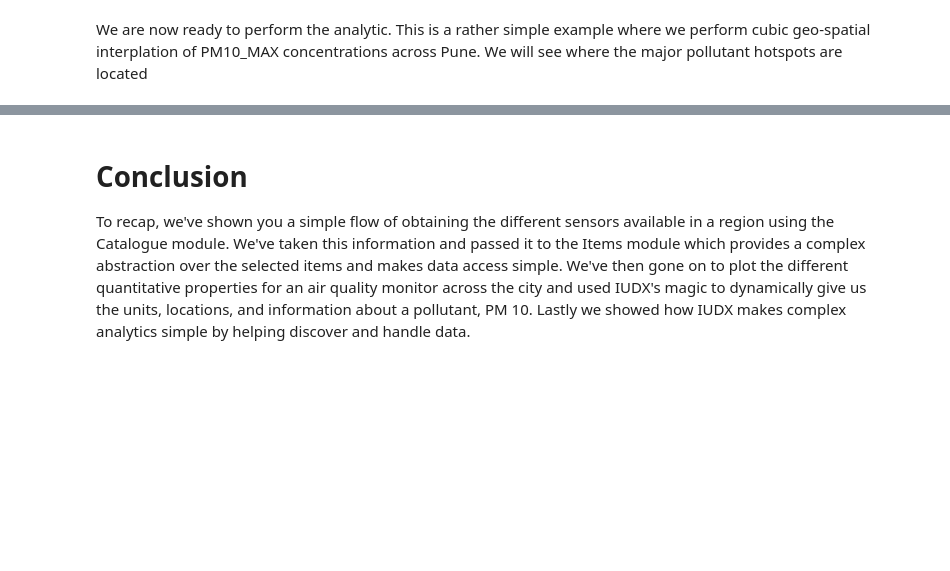
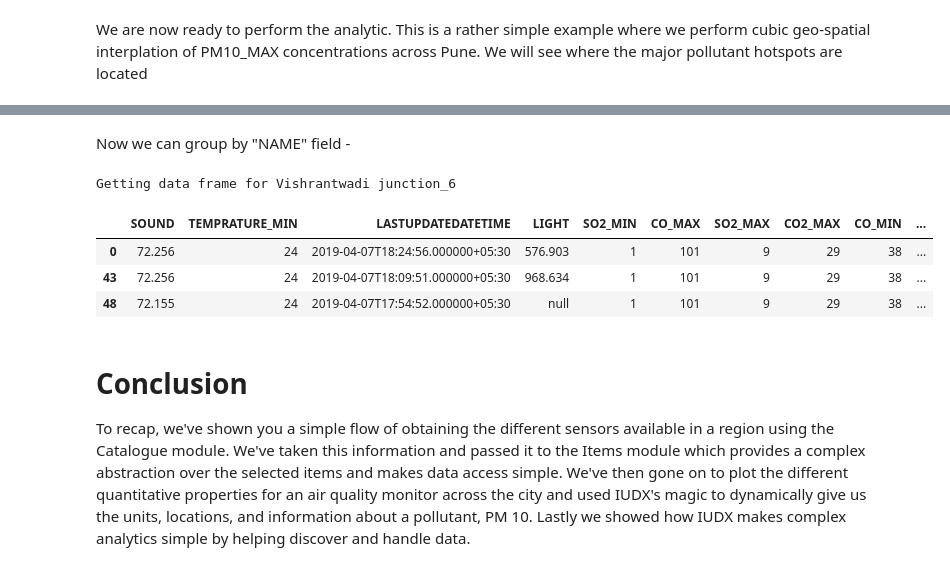
Before and after one commit to iudx/pyIUDX, a Jupyter notebook: examples/pyIUDX_sample_usecases.ipynb, the cells around one changed output, grey strips where cells are left out. Drawn from its saved outputs; the diff is of its cells as text; code cells hidden in the pictures; blank space fills up the shorter version.

```diff
--- a/examples/pyIUDX_sample_usecases.ipynb
+++ b/examples/pyIUDX_sample_usecases.ipynb
@@ -378,3 +514,16 @@ geomap
+# %% [markdown]
+Now we can group by "NAME" field -
+# %%
+df_grouped = df_aqm.groupby("NAME")
+print("Getting data frame for " + df_json[0]["NAME"])
+some_aqm_sensor = df_grouped.get_group(df_json[0]["NAME"])
+some_aqm_sensor.head(3)
+# %% [output]
+Getting data frame for Vishrantwadi junction_6
+|  | SOUND | TEMPRATURE_MIN | LASTUPDATEDATETIME | LIGHT | SO2_MIN | CO_MAX | SO2_MAX | CO2_MAX | CO_MIN | ... |
+| 0 | 72.256 | 24 | 2019-04-07T18:24:56.000000+05:30 | 576.903 | 1 | 101 | 9 | 29 | 38 | ... |
+| 43 | 72.256 | 24 | 2019-04-07T18:09:51.000000+05:30 | 968.634 | 1 | 101 | 9 | 29 | 38 | ... |
+| 48 | 72.155 | 24 | 2019-04-07T17:54:52.000000+05:30 | null | 1 | 101 | 9 | 29 | 38 | ... |
 # %% [markdown]
 # Conclusion
 
```
Also changed, not shown: parts of 28 cells of this notebook.
